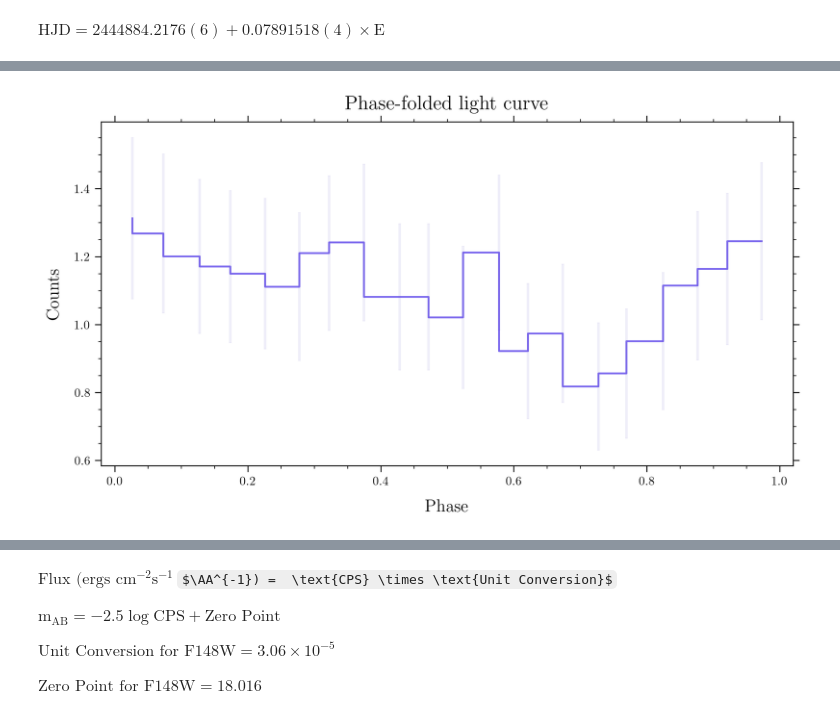
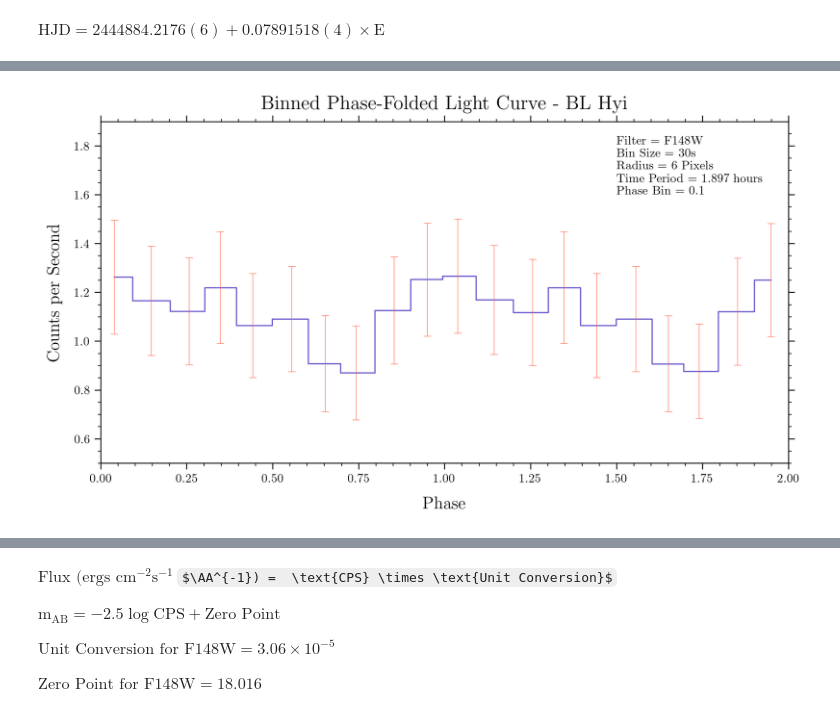
Before and after one commit to ravioli1369/uvit, a Jupyter notebook: lc.ipynb, the cells around one changed output, grey strips where cells are left out. Saved outputs shown, nothing was run; the diff lists cells and outputs as text; code cells hidden in the pictures; some formulas as TeX source.

Commit message:
final plots done

```diff
--- a/lc.ipynb
+++ b/lc.ipynb
@@ -129 +135,16 @@ Best period: 1.8974131096710156 hours
+# %%
+sort_phase = np.argsort(phase)
+sorted_phase = phase[sort_phase]
+sorted_counts = counts[sort_phase]
+sorted_counts_err = counts_err[sort_phase]
+# print(len(sorted_counts))
+# filtered_counts = savgol_filter(sorted_counts, 69, 5)
+# filtered_error = savgol_filter(sorted_counts_err, 50, 5)
+# plt.figure(figsize=(10, 5), dpi=300)
+# plt.plot(sorted_phase, filtered_counts, color='mediumslateblue')
+# plt.errorbar(sorted_phase, filtered_counts, sorted_counts_err, fmt='o', color='slateblue', ms=0, elinewidth=2, alpha=0.1, capsize=1, capthick=0.5)
+# plt.xlabel('Phase', fontsize=14, labelpad=10)
+# plt.ylabel('Counts', fontsize=14, labelpad=10)
+# plt.title('Phase-folded light curve', fontsize=16, pad=10)
+# plt.show()
 # %%
@@ -140,14 +160,0 @@ Text(0.5, 1.0, 'Phase-folded light curve')
-# %%
-sorted_phase = phase[sort]
-sorted_counts = counts[sort]
-sorted_counts_err = counts_err[sort]
-print(len(sorted_counts))
-filtered_counts = savgol_filter(sorted_counts, 69, 5)
-filtered_error = savgol_filter(sorted_counts_err, 50, 5)
-plt.figure(figsize=(10, 5), dpi=300)
-plt.plot(sorted_phase, filtered_counts, color='mediumslateblue')
-plt.errorbar(sorted_phase, filtered_counts, sorted_counts_err, fmt='o', color='slateblue', ms=0, elinewidth=2, alpha=0.1, capsize=1, capthick=0.5)
-plt.xlabel('Phase', fontsize=14, labelpad=10)
-plt.ylabel('Counts', fontsize=14, labelpad=10)
-plt.title('Phase-folded light curve', fontsize=16, pad=10)
-plt.show()
@@ -170,17 +161,17 @@ plt.show()
 # %%
-#downsample the data by averaging over 30 points
+#downsample the data by averaging over 20 points
 binned_phase = binned_statistic(sorted_phase, sorted_phase, bins=20, statistic='mean').statistic
 binned_counts = binned_statistic(sorted_phase, sorted_counts, bins=20, statistic='mean').statistic
 binned_error = binned_statistic(sorted_phase, sorted_counts_err, bins=20, statistic='mean').statistic
-copy = binned_phase+1
-zerototwo = np.concatenate((binned_phase, copy))
-counts_zerototwo = np.concatenate((binned_counts, binned_counts))
 plt.figure(figsize=(10, 5), dpi=300)
-plt.step(binned_phase, binned_counts, color='mediumslateblue')
-plt.errorbar(binned_phase+0.025, binned_counts, binned_error, fmt='o', color='slateblue', ms=0, elinewidth=2, alpha=0.1, capsize=1, capthick=0.5)
+plt.step(binned_phase, binned_counts, color='slateblue', where='mid', linewidth=1)
+plt.errorbar(binned_phase, binned_counts, binned_error, fmt='o', color='tomato', ms=0, elinewidth=0.5, alpha=0.8, capsize=3, capthick=0.5)
+plt.xlim(0, 2)
+plt.ylim(0.5, 1.5*np.max(binned_counts))
 plt.xlabel('Phase', fontsize=14, labelpad=10)
-plt.ylabel('Counts', fontsize=14, labelpad=10)
-plt.title('Phase-folded light curve', fontsize=16, pad=10)
+plt.ylabel('Counts per Second', fontsize=14, labelpad=10)
+plt.title('Binned Phase-Folded Light Curve - BL Hyi', fontsize=16, pad=10)
+plt.text(1.5, 1.6, f' Filter = F148W \n Bin Size = 30s \n Radius = 6 Pixels \n Time Period = 1.897 hours \n Phase Bin = 0.1', fontsize=10)
 plt.show()
 # %% [output]
-[figure, old version]
+[figure, new version]
```
Also changed, not shown: parts of 19 cells of this notebook.
